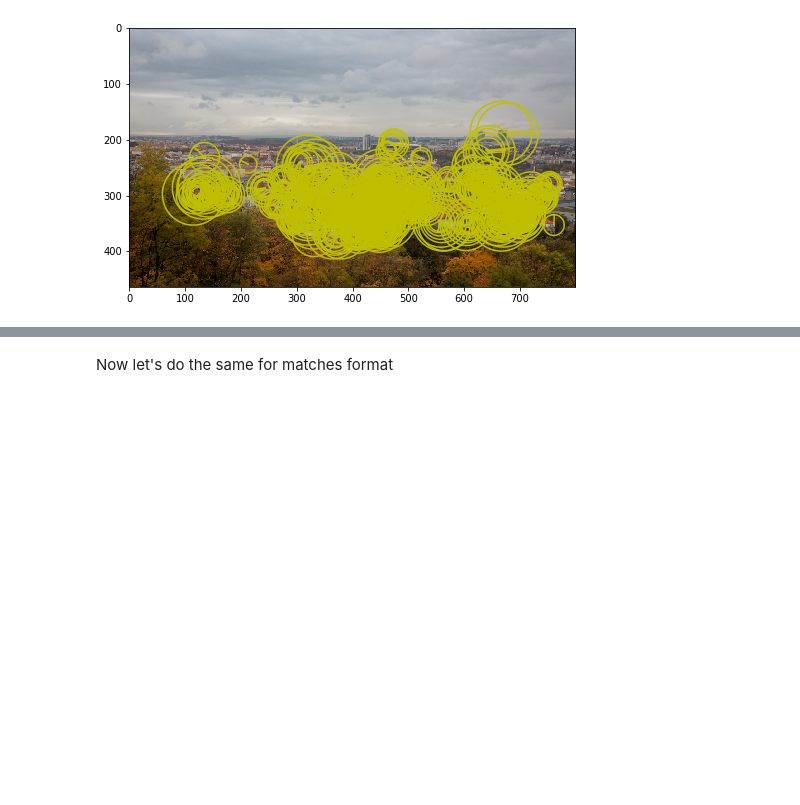
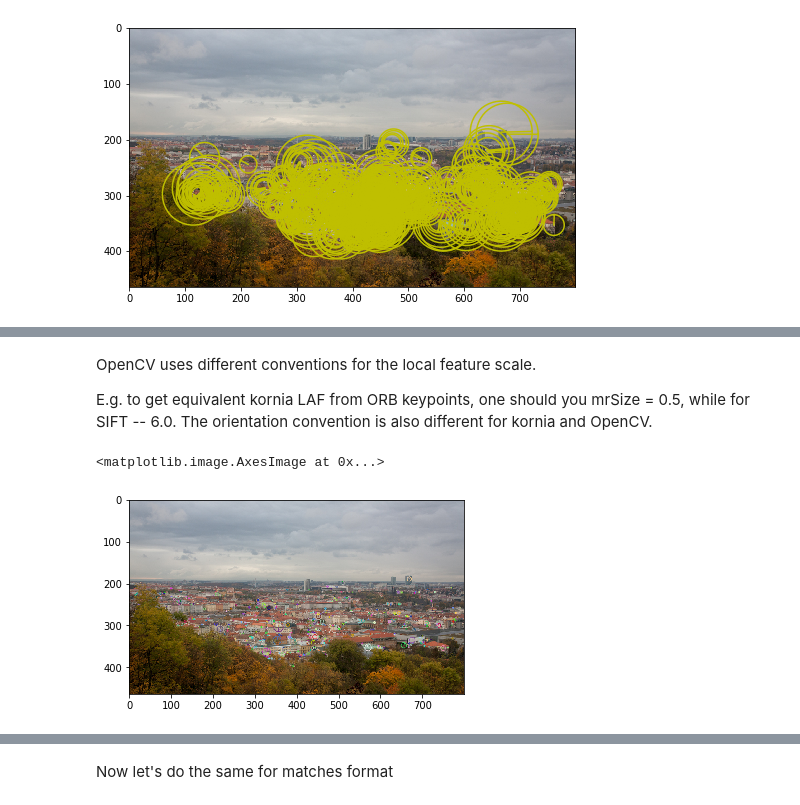
Before and after one commit to ducha-aiki/kornia_moons, a Jupyter notebook: nbs/feature.ipynb, the cells around one changed output, grey strips where cells are left out. Saved outputs shown, nothing was run; the diff lists cells and outputs as text; code cells hidden in the pictures; blank space fills up the shorter version.

```diff
--- a/nbs/feature.ipynb
+++ b/nbs/feature.ipynb
@@ -87,0 +82,5 @@ plt.imshow(out_img)
+# %% [markdown]
+OpenCV uses different conventions for the local feature scale.
+
+E.g. to get equivalent kornia LAF from ORB keypoints, one should you mrSize = 0.5,
+while for SIFT -- 6.0. The orientation convention is also different for kornia and OpenCV.
@@ -87,0 +105,14 @@ plt.imshow(out_img)
+# %%
+%matplotlib inline
+import cv2
+import matplotlib.pyplot as plt
+img = cv2.cvtColor(cv2.imread('data/strahov.png'), cv2.COLOR_BGR2RGB)
+
+det = cv2.SIFT_create(500)
+kps, descs = det.detectAndCompute(img, None)
+
+out_img = cv2.drawKeypoints(img, kps, None, flags=cv2.DRAW_MATCHES_FLAGS_DRAW_RICH_KEYPOINTS)
+plt.imshow(out_img)
+# %% [output]
+<matplotlib.image.AxesImage at 0x...>
+[figure, added]
```
Also changed, not shown: parts of 10 cells of this notebook, 1 other file.
